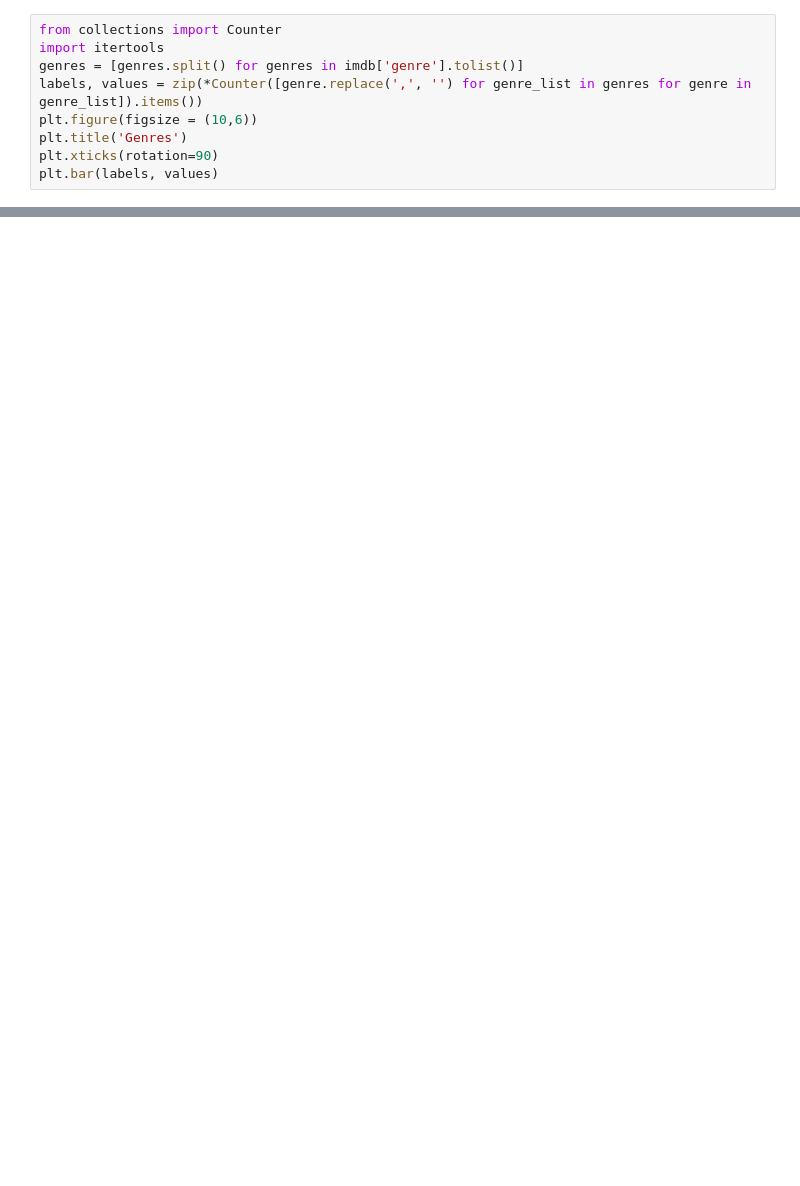
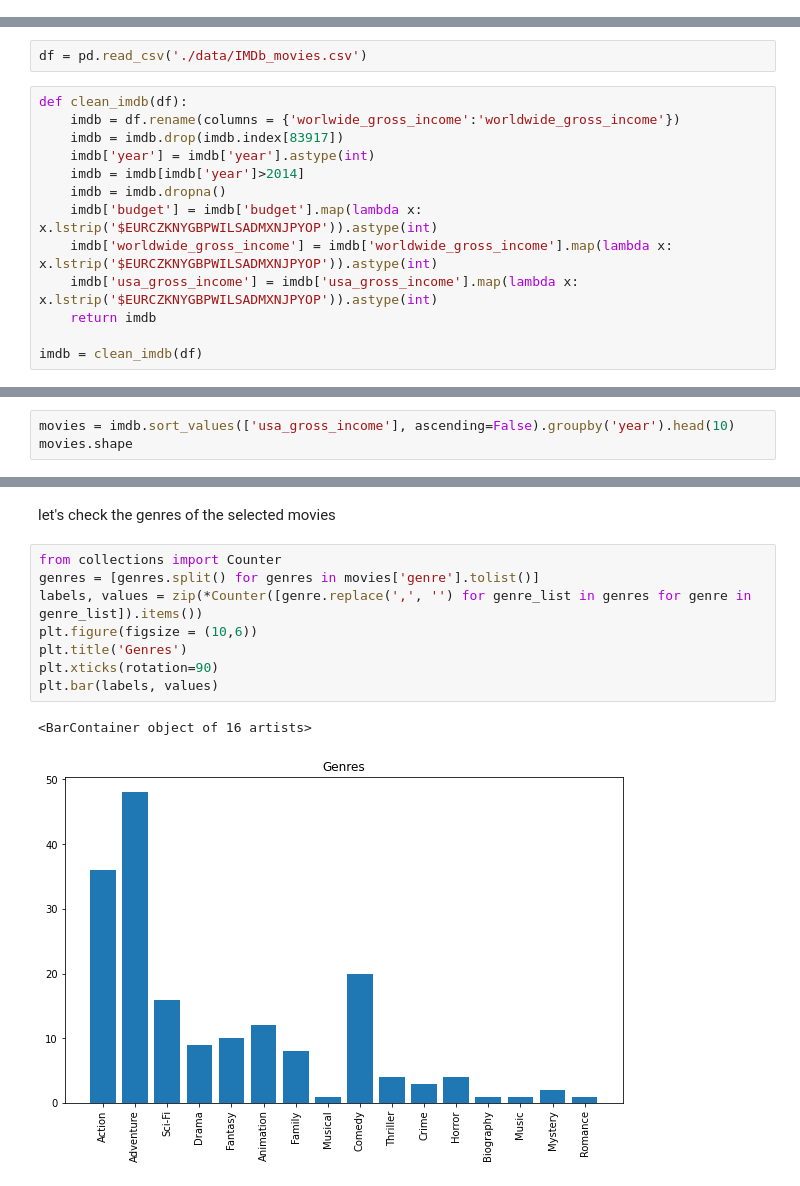
Before and after one commit to epfl-ada/ada-2021-project-f-jab, a Jupyter notebook: movies.ipynb, the cells around one changed output, grey strips where cells are left out. Saved outputs shown, nothing was run; the diff lists cells and outputs as text; blank space fills up the shorter version.

Commit message:
ADA on movies and quotes

```diff
--- a/movies.ipynb
+++ b/movies.ipynb
@@ -173,9 +0,0 @@ sns.scatterplot(data=imdb, x="avg_vote", y="metascore", hue='year')
-# %%
-from collections import Counter
-import itertools
-genres = [genres.split() for genres in imdb['genre'].tolist()]
-labels, values = zip(*Counter([genre.replace(',', '') for genre_list in genres for genre in genre_list]).items())
-plt.figure(figsize = (10,6))
-plt.title('Genres')
-plt.xticks(rotation=90)
-plt.bar(labels, values)
@@ -184,0 +6,15 @@ plt.bar(labels, values)
+# %%
+df = pd.read_csv('./data/IMDb_movies.csv')
+# %%
+def clean_imdb(df):
+    imdb = df.rename(columns = {'worlwide_gross_income':'worldwide_gross_income'})
+    imdb = imdb.drop(imdb.index[83917])
+    imdb['year'] = imdb['year'].astype(int)
+    imdb = imdb[imdb['year']>2014]
+    imdb = imdb.dropna()
+    imdb['budget'] = imdb['budget'].map(lambda x: x.lstrip('$EURCZKNYGBPWILSADMXNJPYOP')).astype(int)
+    imdb['worldwide_gross_income'] = imdb['worldwide_gross_income'].map(lambda x: x.lstrip('$EURCZKNYGBPWILSADMXNJPYOP')).astype(int)
+    imdb['usa_gross_income'] = imdb['usa_gross_income'].map(lambda x: x.lstrip('$EURCZKNYGBPWILSADMXNJPYOP')).astype(int)
+    return imdb
+
+imdb = clean_imdb(df)
@@ -184,0 +23,3 @@ plt.bar(labels, values)
+# %%
+movies = imdb.sort_values(['usa_gross_income'], ascending=False).groupby('year').head(10)
+movies.shape
@@ -184,0 +49,13 @@ plt.bar(labels, values)
+# %% [markdown]
+let's check the genres of the selected movies
+# %%
+from collections import Counter
+genres = [genres.split() for genres in movies['genre'].tolist()]
+labels, values = zip(*Counter([genre.replace(',', '') for genre_list in genres for genre in genre_list]).items())
+plt.figure(figsize = (10,6))
+plt.title('Genres')
+plt.xticks(rotation=90)
+plt.bar(labels, values)
+# %% [output]
+<BarContainer object of 16 artists>
+[figure, added]
```
Also changed, not shown: parts of 46 cells of this notebook.
